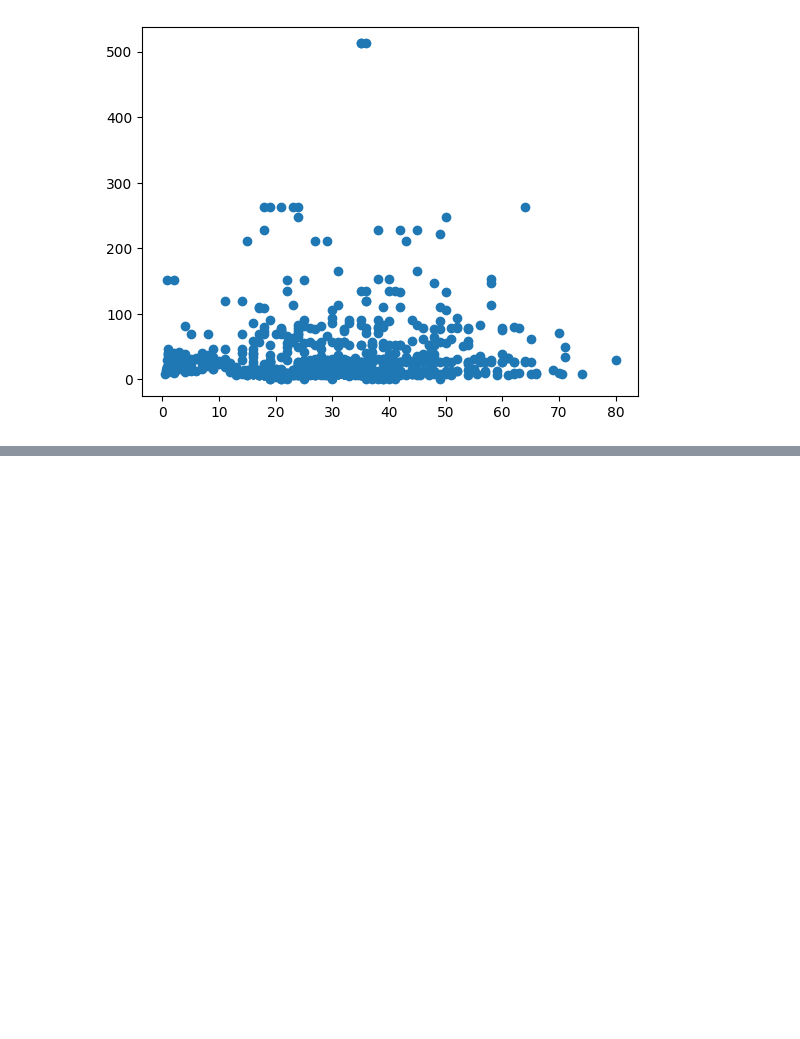
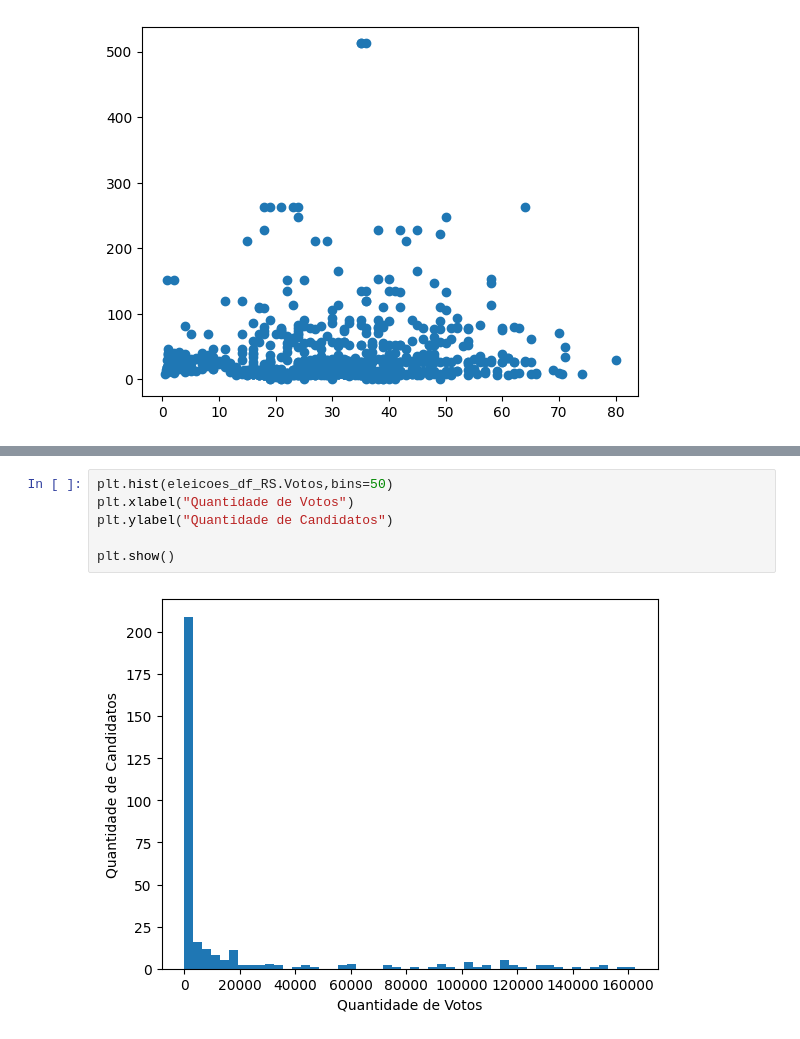
Before and after one commit to DaltonLinconl/mba_estatistica_projeto, a Jupyter notebook: trabalho.ipynb, the cells around one changed output, grey strips where cells are left out. Drawn from its saved outputs; the diff is of its cells as text; blank space fills up the shorter version.

```diff
--- a/trabalho.ipynb
+++ b/trabalho.ipynb
@@ -67,0 +110,8 @@ titanic_df[["Age","Fare"]].corr('pearson')
+# %%
+plt.hist(eleicoes_df_RS.Votos,bins=50)
+plt.xlabel("Quantidade de Votos")
+plt.ylabel("Quantidade de Candidatos")
+
+plt.show()
+# %% [output]
+[figure, added]
```
Also changed, not shown: parts of 26 cells of this notebook.
